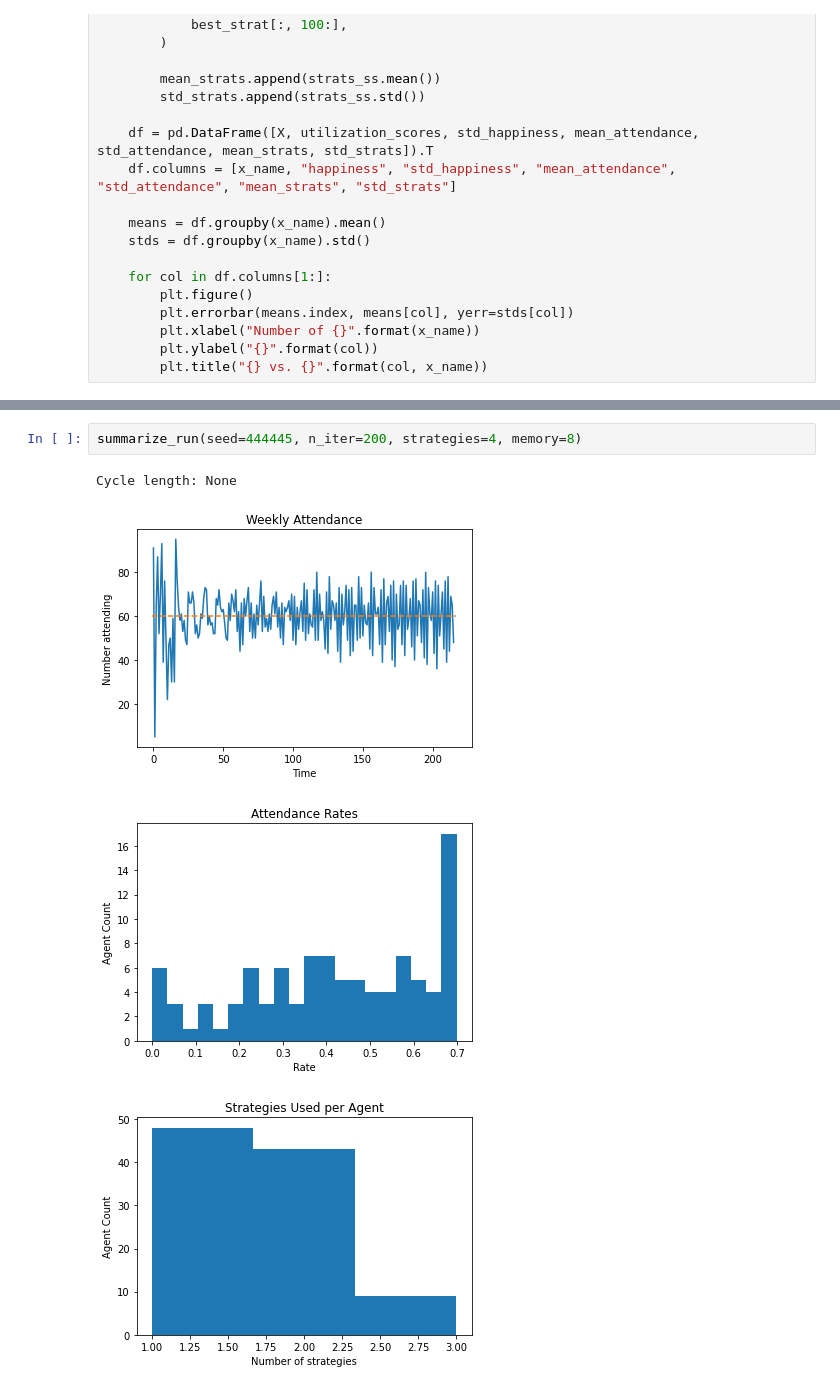
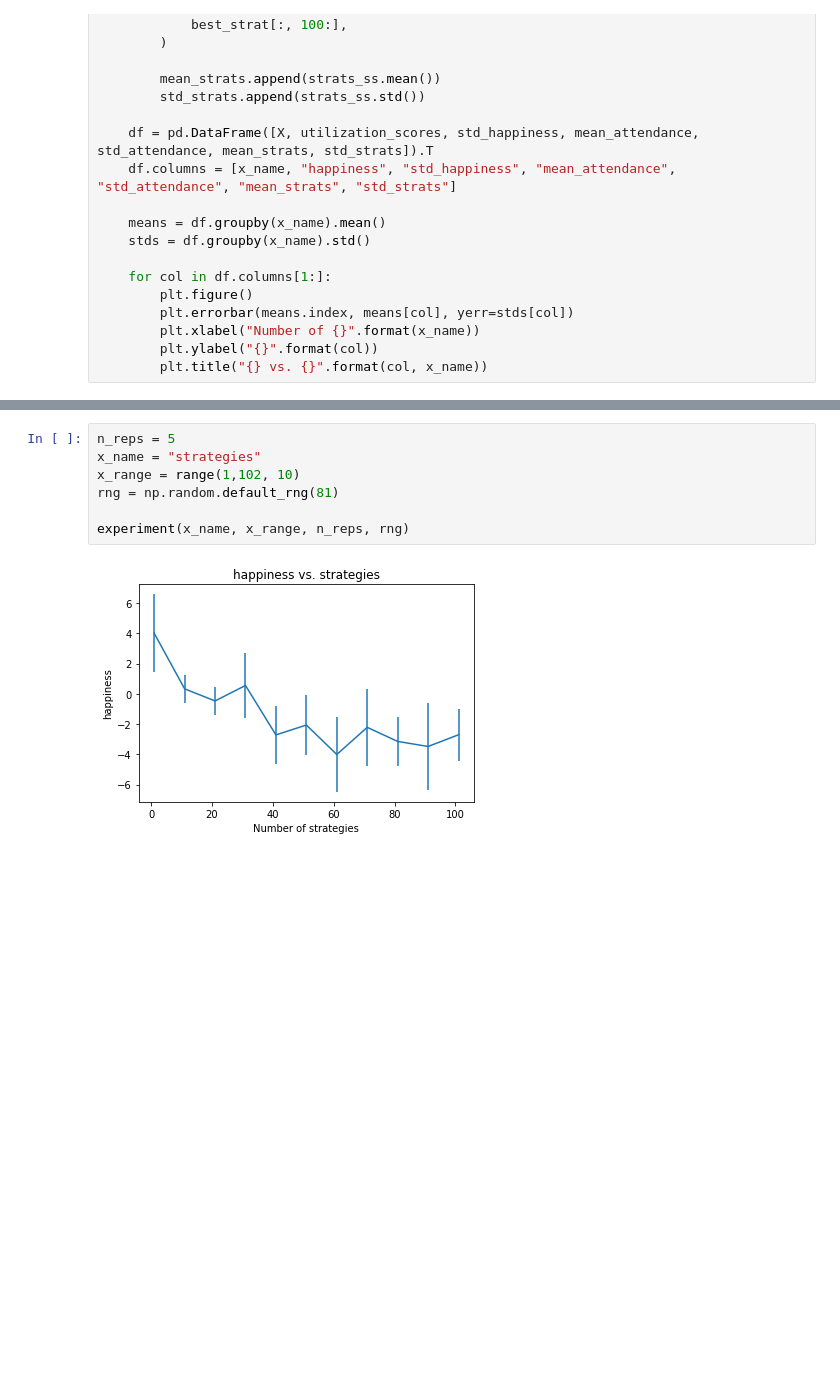
Before and after one commit to rebeku/El-Farol-Bar-Problem, a Jupyter notebook: V2/Experiments.ipynb, the cells around one changed output, grey strips where cells are left out. Cells and saved outputs as stored; diff of their text form; blank space fills up the shorter version.

```diff
--- a/V2/Experiments.ipynb
+++ b/V2/Experiments.ipynb
@@ -358,7 +320,9 @@ Cycle length: None
-# %%
-summarize_run(seed=444445, n_iter=200, strategies=4, memory=8)
-# %% [output]
-Cycle length: None
-[figure, removed]
-[figure, removed]
-[figure, removed]
+# %%
+n_reps = 5
+x_name = "strategies"
+x_range = range(1,102, 10)
+rng = np.random.default_rng(81)
+
+experiment(x_name, x_range, n_reps, rng)
+# %% [output]
+[figure, added]
```
Also changed, not shown: parts of 22 cells of this notebook, 1 other file.
